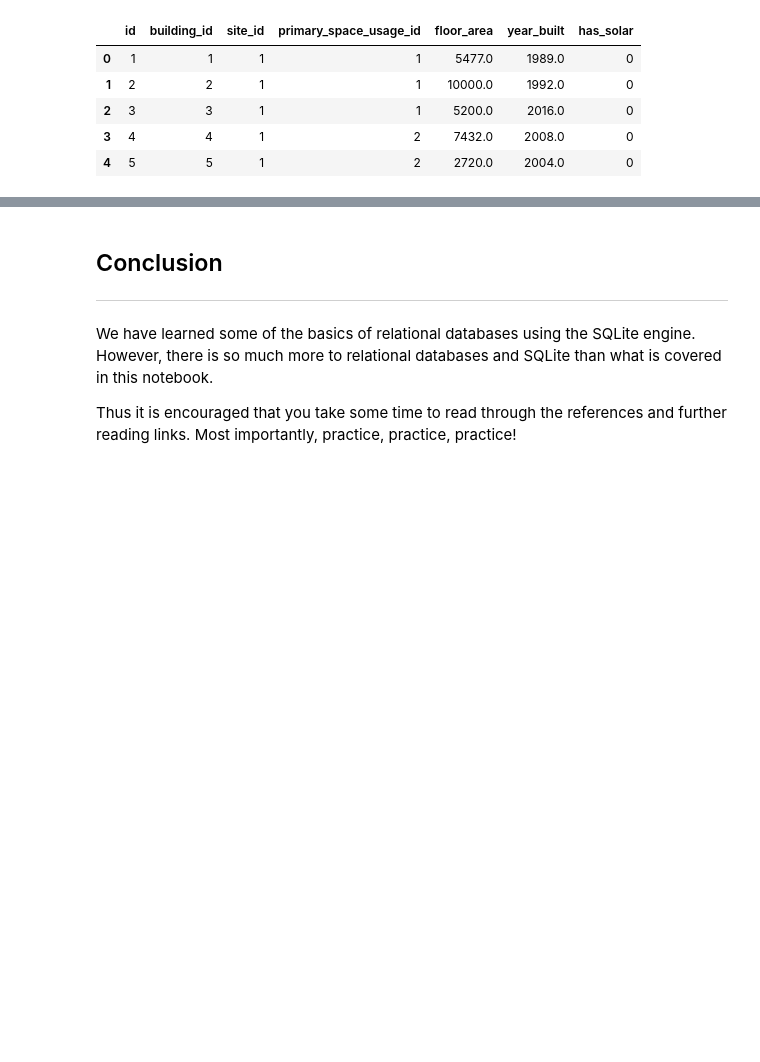
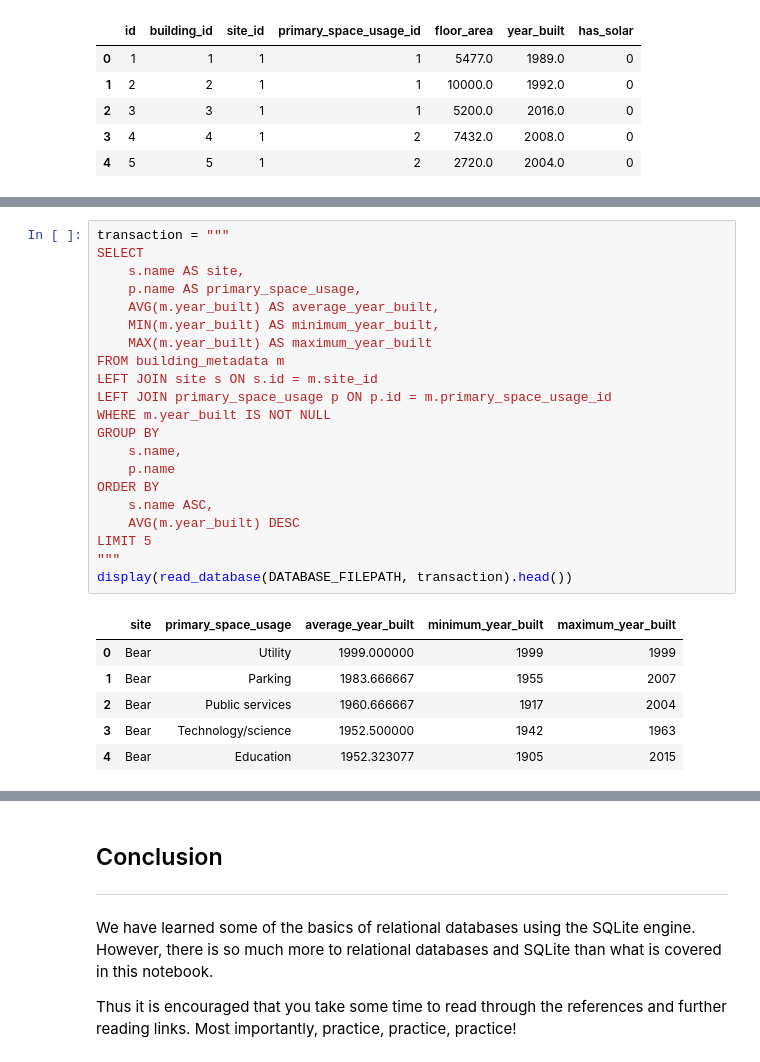
Before and after one commit to intelligent-environments-lab/occupant_centric_grid_interactive_buildings_course, a Jupyter notebook: src/notebooks/tutorials/sqlite_relational_database.ipynb, the cells around one changed output, grey strips where cells are left out. Drawn from its saved outputs; the diff is of its cells as text; blank space fills up the shorter version.

```diff
--- a/src/notebooks/tutorials/sqlite_relational_database.ipynb
+++ b/src/notebooks/tutorials/sqlite_relational_database.ipynb
@@ -1348,0 +1389,28 @@ building_metadata table:
+# %%
+transaction = """
+SELECT
+    s.name AS site,
+    p.name AS primary_space_usage,
+    AVG(m.year_built) AS average_year_built,
+    MIN(m.year_built) AS minimum_year_built,
+    MAX(m.year_built) AS maximum_year_built
+FROM building_metadata m
+LEFT JOIN site s ON s.id = m.site_id
+LEFT JOIN primary_space_usage p ON p.id = m.primary_space_usage_id
+WHERE m.year_built IS NOT NULL
+GROUP BY
+    s.name,
+    p.name
+ORDER BY
+    s.name ASC,
+    AVG(m.year_built) DESC
+LIMIT 5
+"""
+display(read_database(DATABASE_FILEPATH, transaction).head())
+# %% [output]
+|  | site | primary_space_usage | average_year_built | minimum_year_built | maximum_year_built |
+| 0 | Bear | Utility | 1999.000000 | 1999 | 1999 |
+| 1 | Bear | Parking | 1983.666667 | 1955 | 2007 |
+| 2 | Bear | Public services | 1960.666667 | 1917 | 2004 |
+| 3 | Bear | Technology/science | 1952.500000 | 1942 | 1963 |
+| 4 | Bear | Education | 1952.323077 | 1905 | 2015 |
```
Also changed, not shown: parts of 5 cells of this notebook.
